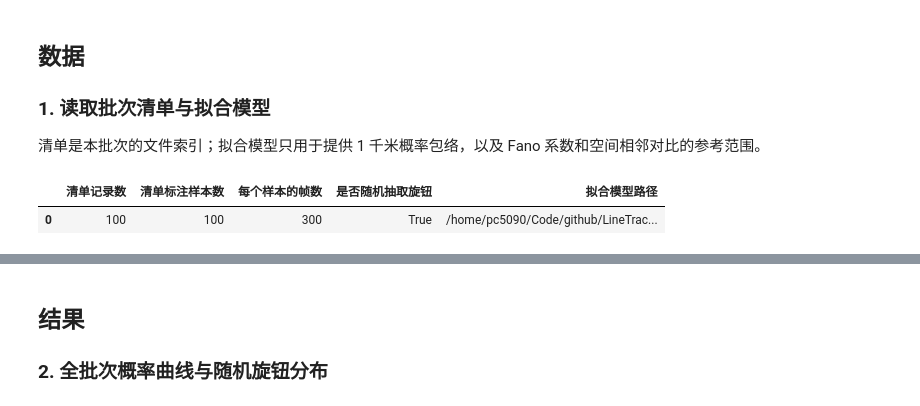
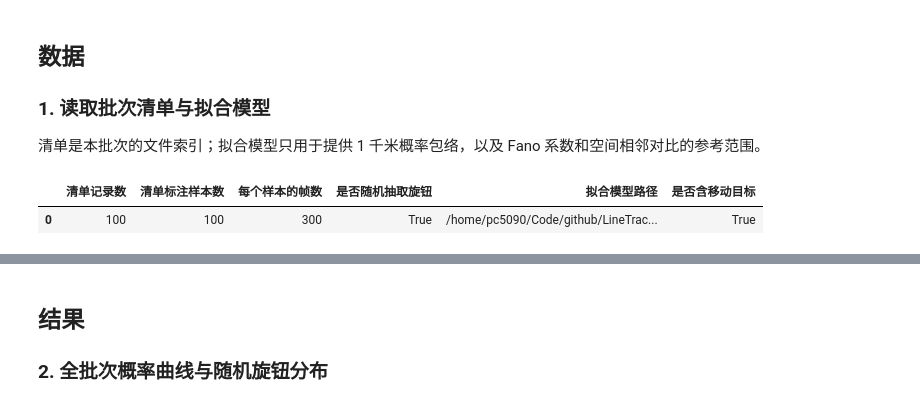
Before and after one commit to wxc971231/LineTracker, a Jupyter notebook: data/synthetic/check_background.ipynb, the cells around one changed output, grey strips where cells are left out. Saved outputs shown, nothing was run; the diff lists cells and outputs as text; code cells hidden in the pictures.

```diff
--- a/data/synthetic/check.ipynb
+++ b/data/synthetic/check_background.ipynb
@@ -65,7 +66,7 @@ from generate_dataset1 import (
     PROFILE_WIDTH_M,
     RANGE_BINS,
     load_model,
-    load_packed_background,
+    load_packed_sample,
     profile_binary,
 )
 
@@ -74,8 +75,13 @@ FRAME_INTERVAL_S = 0.05                     # 每帧间隔 50 ms，用于把帧
 N_GROUPS = RANGE_BINS // PROFILE_WIDTH_M    # 300 个距离组
 PACKED_WIDTH = (RANGE_BINS + 7) // 8        # 37500 个字节存储一帧数据
 BYTES_PER_GROUP = PROFILE_WIDTH_M // 8      # 一个 1 km 组有 1000 个 bit，即 1000/8=125 个字节。用于把压缩数组重排为 (帧 × 300 个距离组 × 125 字节)
-EXPECTED_KEYS = {"background_packed", "target_p_1m", "target_p_1km", "frame_gains", "metadata_json"}   # 规定每个 NPZ 文件必须含有哪些字段，用于检查文件格式是否正确
-ENVELOPE_ATOL = 1e-9                       # target_p_1m 以 float32 保存；按 1 km 聚合后与 float64 包络比较时允许的量化误差。
+REQUIRED_KEYS = {"background_only_packed", "observation_packed", "background_probability_1m", "target_true_range_m", "target_measured_bin", "target_hit", "target_hit_bin", "target_velocity_mps", "target_acceleration_mps2", "target_p_background", "target_p_on", "target_injection_probability", "metadata_json"}  # 新格式样本必须具备的背景、完整观测和目标真值字段。
+ENVELOPE_ATOL = 1e-9                       # background_probability_1m 以 float32 保存；按 1 km 聚合后与 float64 包络比较时允许的量化误差。
+
+
+def sample_data_path(record: dict) -> Path:
+    '''返回新版清单中每个样本目录内的数据文件。'''
+    return GEN_ROOT / record["data_file"]
 
 # 预先建立 0–255 每个字节中 1 的个数的查找表，用于不解包全矩阵的快速计数。
 BYTE_POPCOUNT = np.unpackbits(
@@ -101,33 +107,38 @@ plt.rcParams.update({
 # %%
 # 检查批次清单和清单引用的拟合模型是否存在。
 if not MANIFEST_PATH.is_file():
     raise FileNotFoundError(f"未找到批次清单：{MANIFEST_PATH}")
 
 # 读取清单记录，并按清单路径加载拟合模型。
 manifest = json.loads(MANIFEST_PATH.read_text(encoding="utf-8"))
 records = manifest["records"]
+sample_paths = [sample_data_path(record) for record in records]
 model_path = Path(manifest["model"])
 if not model_path.is_file():
     raise FileNotFoundError(f"未找到清单引用的拟合模型：{model_path}")
 model = load_model(model_path)
 
 # 展示批次的基本组成，便于人工确认质检对象。
 display(pd.DataFrame([{
     "清单记录数": len(records),
     "清单标注样本数": manifest["samples"],
     "每个样本的帧数": manifest["frames_per_sample"],
     "是否随机抽取旋钮": manifest["random_knobs"],
     "拟合模型路径": str(model_path),
+    "是否含移动目标": "target_config" in manifest,
 }]))
 
 # 清单数量与随机场景类型不符合预期时立即停止，避免误检其他批次。
 if len(records) != manifest["samples"]:
     raise ValueError("清单标注的样本数与实际记录数不一致")
+if not all(path.is_file() for path in sample_paths):
+    missing = [str(path) for path in sample_paths if not path.is_file()]
+    raise FileNotFoundError(f"清单引用的数据文件不存在：{missing[:3]}")
 if not manifest["random_knobs"]:
     raise ValueError("当前笔记本预期检查 B-随机场景批次")
 # %% [output]
-|  | 清单记录数 | 清单标注样本数 | 每个样本的帧数 | 是否随机抽取旋钮 | 拟合模型路径 |
-| 0 | 100 | 100 | 300 | True | /home/pc5090/Code/github/LineTrac... |
+|  | 清单记录数 | 清单标注样本数 | 每个样本的帧数 | 是否随机抽取旋钮 | 拟合模型路径 | 是否含移动目标 |
+| 0 | 100 | 100 | 300 | True | /home/pc5090/Code/github/LineTrac... | True |
 # %%
 def probability_from_coordinate(a: np.ndarray) -> np.ndarray:
     # 将拟合使用的数值坐标 a 映射回合法的二值占据概率。
```
Also changed, not shown: parts of 4 cells of this notebook, 4 other files.
